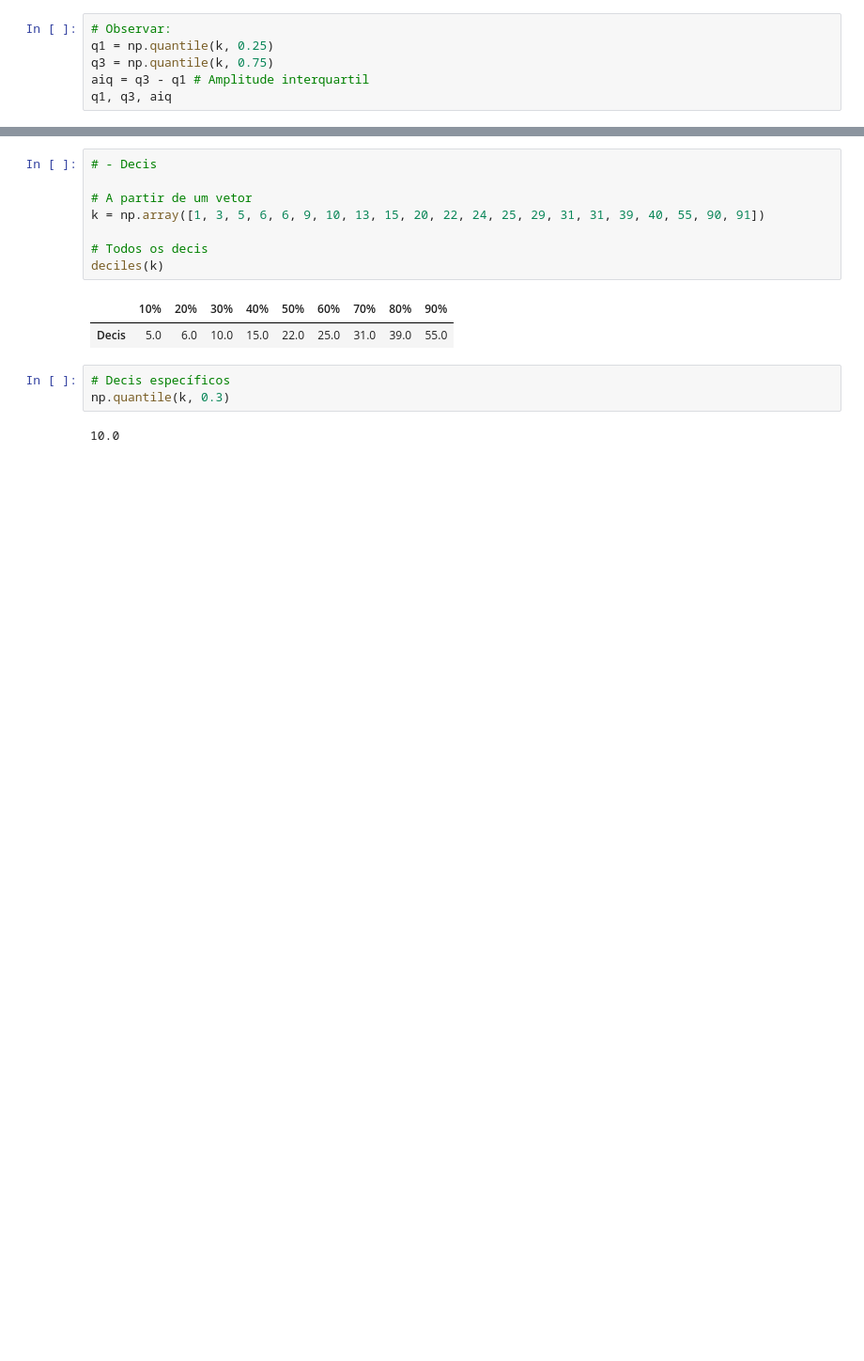
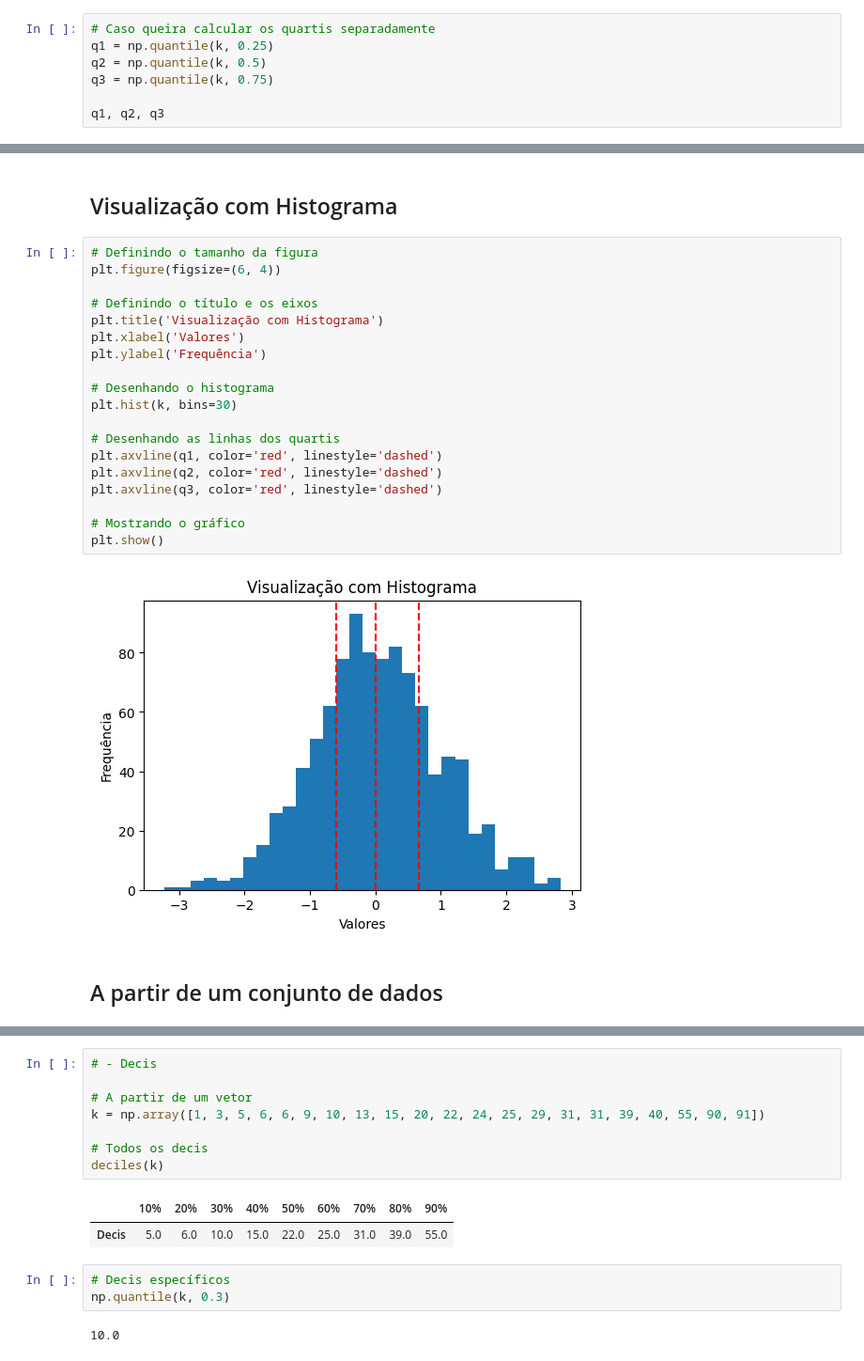
Before and after one commit to italoseara/CET083, a Jupyter notebook: pos.ipynb, the cells around one changed output, grey strips where cells are left out. Shown: that part at 94% size. Cells and saved outputs as stored; diff of their text form; blank space fills up the shorter version.

```diff
--- a/pos.ipynb
+++ b/pos.ipynb
@@ -59,7 +64,8 @@ quartiles(k)
 # %%
-# Observar:
+# Caso queira calcular os quartis separadamente
 q1 = np.quantile(k, 0.25)
+q2 = np.quantile(k, 0.5)
 q3 = np.quantile(k, 0.75)
-aiq = q3 - q1 # Amplitude interquartil
-q1, q3, aiq
+
+q1, q2, q3
 # %% [output]
@@ -67 +98,26 @@ q1, q3, aiq
+# %% [markdown]
+## Visualização com Histograma
+# %%
+# Definindo o tamanho da figura
+plt.figure(figsize=(6, 4))
+
+# Definindo o título e os eixos
+plt.title('Visualização com Histograma')
+plt.xlabel('Valores')
+plt.ylabel('Frequência')
+
+# Desenhando o histograma
+plt.hist(k, bins=30)
+
+# Desenhando as linhas dos quartis
+plt.axvline(q1, color='red', linestyle='dashed')
+plt.axvline(q2, color='red', linestyle='dashed')
+plt.axvline(q3, color='red', linestyle='dashed')
+
+# Mostrando o gráfico
+plt.show()
+# %% [output]
+[figure, added]
+# %% [markdown]
+## A partir de um conjunto de dados
 # %%
```
Also changed, not shown: parts of 18 cells of this notebook, 3 other files.
